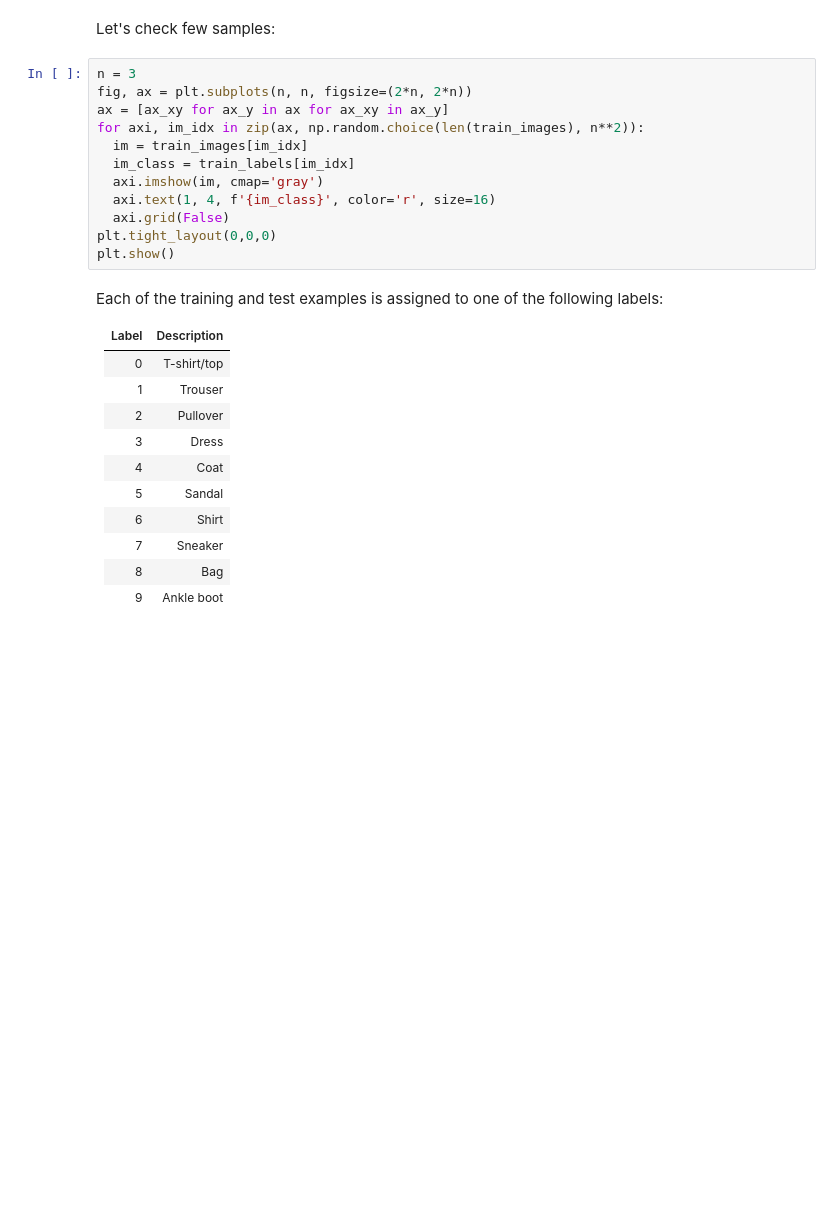
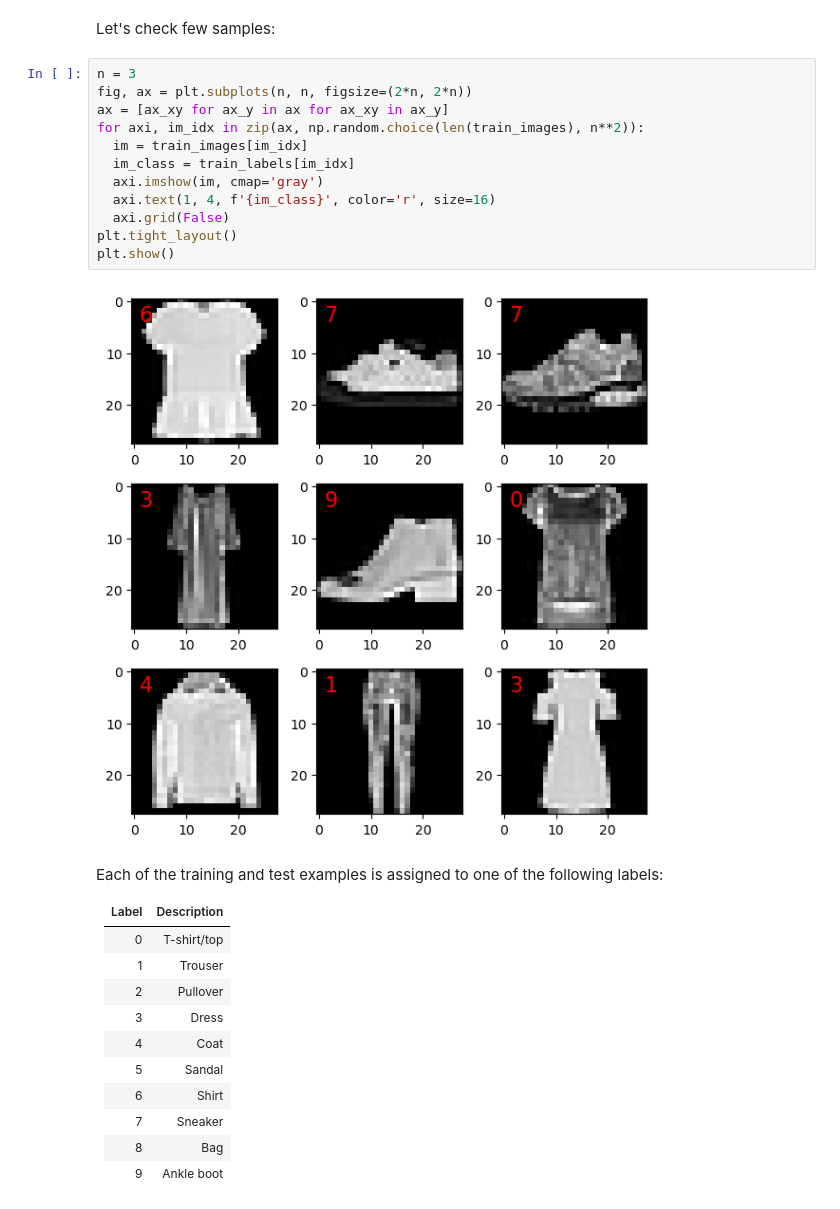
Before and after one commit to neworldemancer/DSF5, a Jupyter notebook: Course_2.ipynb, the cells around one changed output. Drawn from its saved outputs; the diff is of its cells as text; blank space fills up the shorter version.

```diff
--- a/Course_2.ipynb
+++ b/Course_2.ipynb
@@ -232,15 +245,17 @@ Let's check few samples:
 # %%
 n = 3
 fig, ax = plt.subplots(n, n, figsize=(2*n, 2*n))
 ax = [ax_xy for ax_y in ax for ax_xy in ax_y]
 for axi, im_idx in zip(ax, np.random.choice(len(train_images), n**2)):
   im = train_images[im_idx]
   im_class = train_labels[im_idx]
   axi.imshow(im, cmap='gray')
   axi.text(1, 4, f'{im_class}', color='r', size=16)
   axi.grid(False)
-plt.tight_layout(0,0,0)
+plt.tight_layout()
 plt.show()
+# %% [output]
+[figure, added]
 # %% [markdown]
 Each of the training and test examples is assigned to one of the following labels:
 
```
Also changed, not shown: parts of 104 cells of this notebook, 1 other file.
